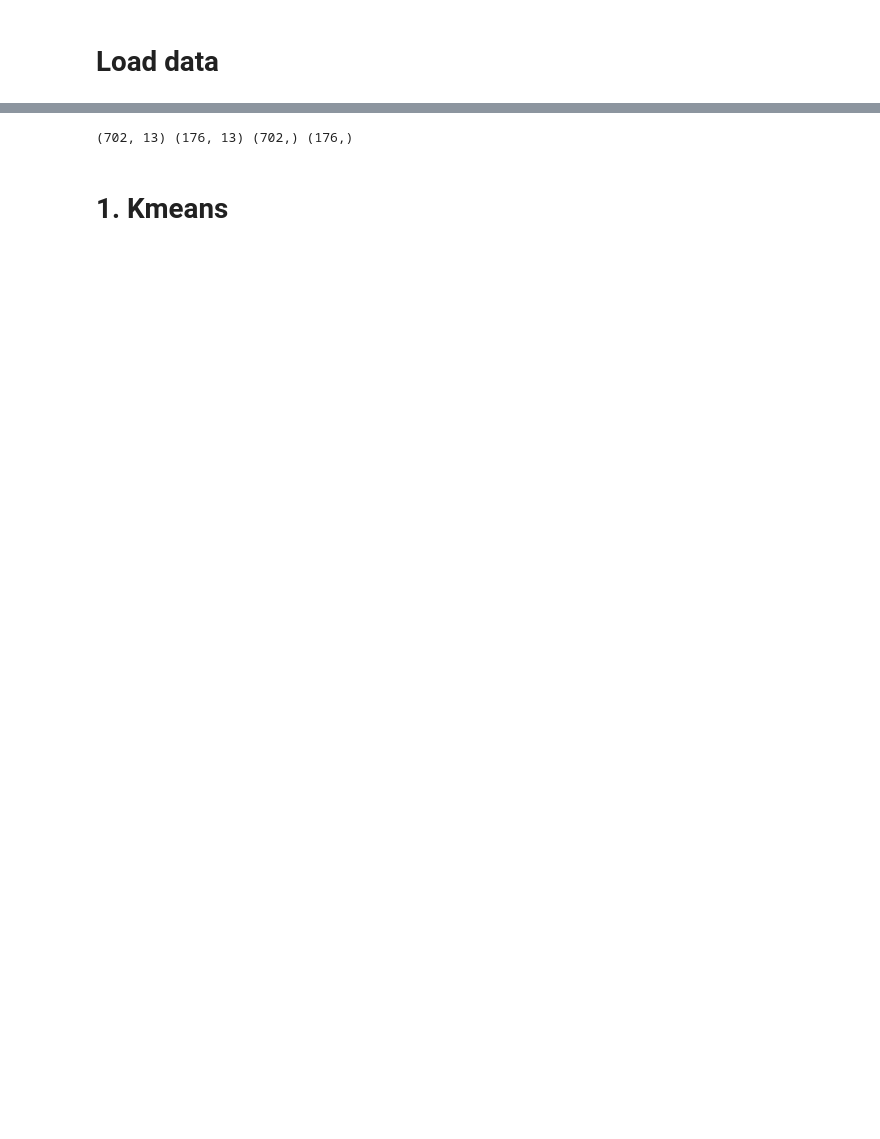
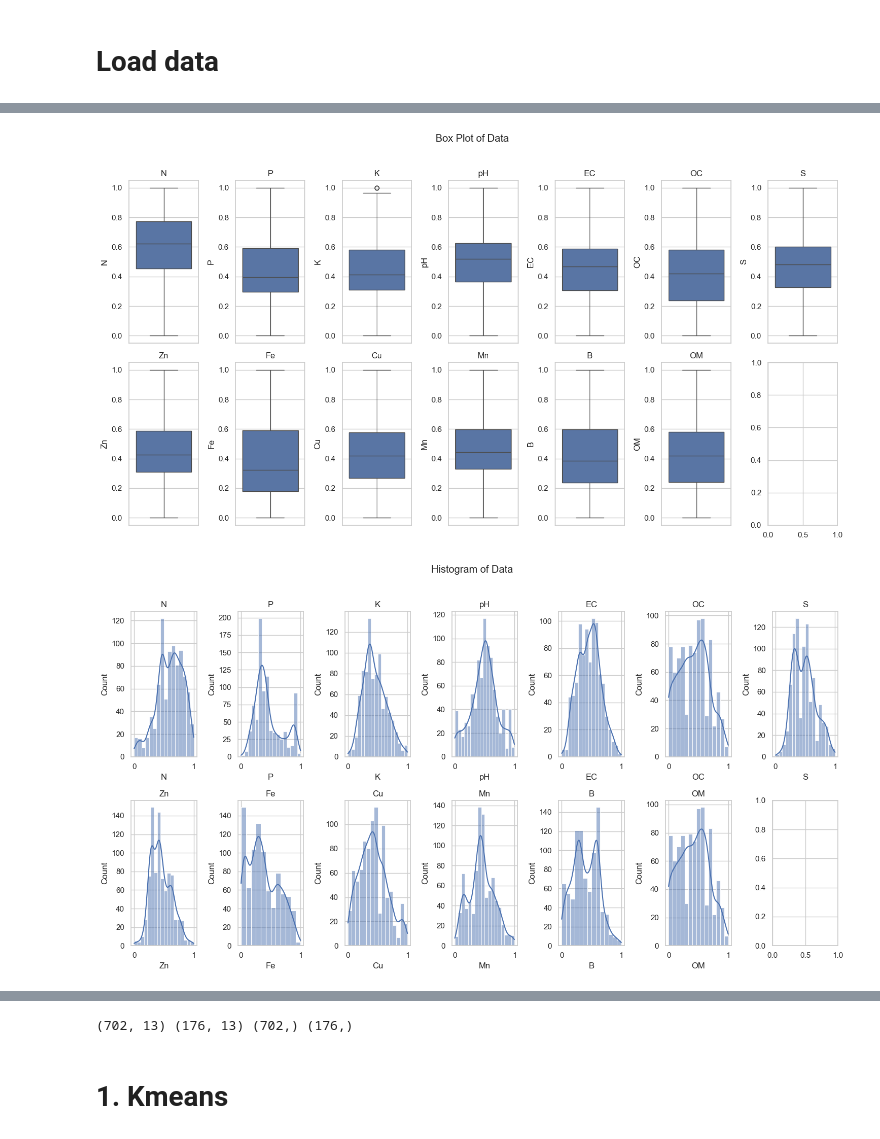
Before and after one commit to Mounir-charef/data_mining, a Jupyter notebook: notebooks/unsupervised_learning.ipynb, the cells around one changed output, grey strips where cells are left out. Drawn from its saved outputs; the diff is of its cells as text; code cells hidden in the pictures; blank space fills up the shorter version.

```diff
--- a/notebooks/unsupervised_learning.ipynb
+++ b/notebooks/unsupervised_learning.ipynb
@@ -35,3 +52,6 @@ X = df.drop(target_column, axis=1)
 # %%
-# for current_type in PlotType:
-#     plot(X, plot_type=current_type)
+for current_type in PlotType:
+    plot(X, plot_type=current_type)
+# %% [output]
+[figure, added]
+[figure, added]
```
Also changed, not shown: parts of 13 cells of this notebook, 4 other files.
